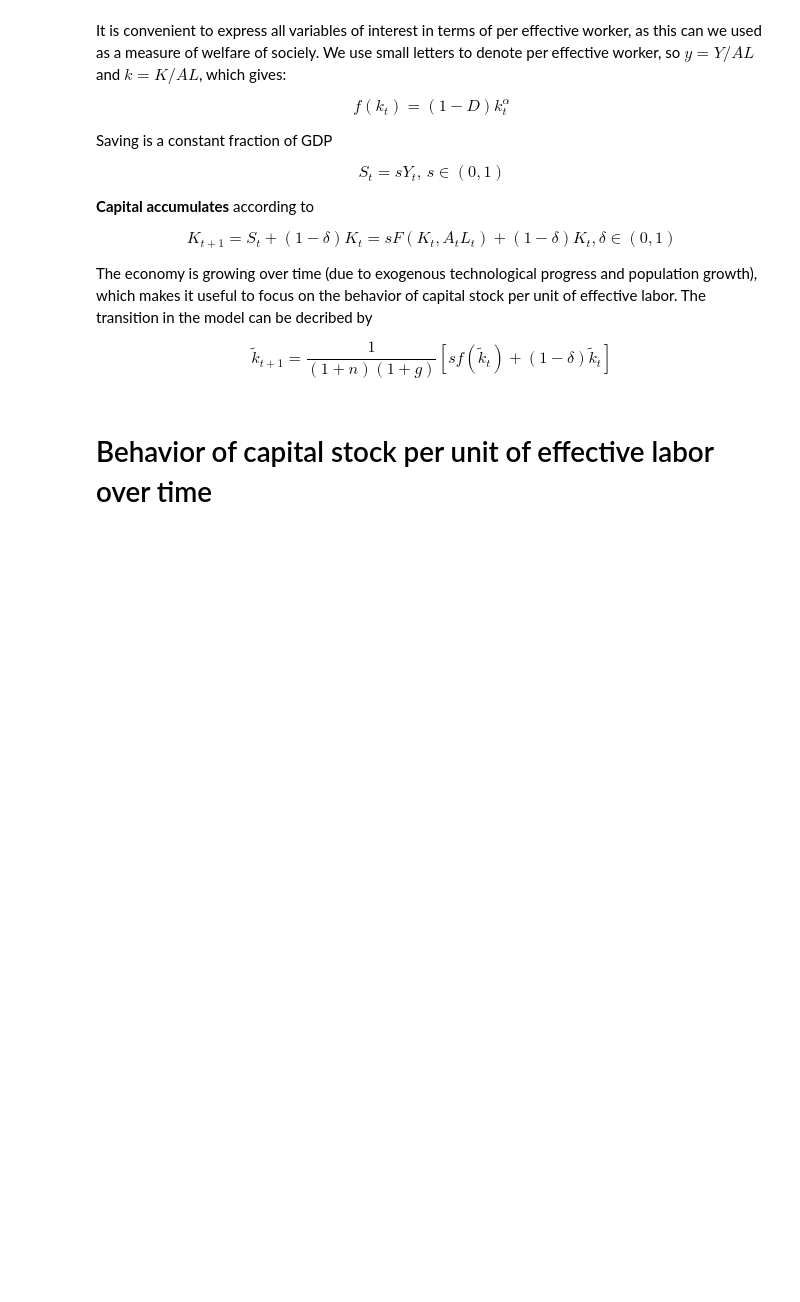
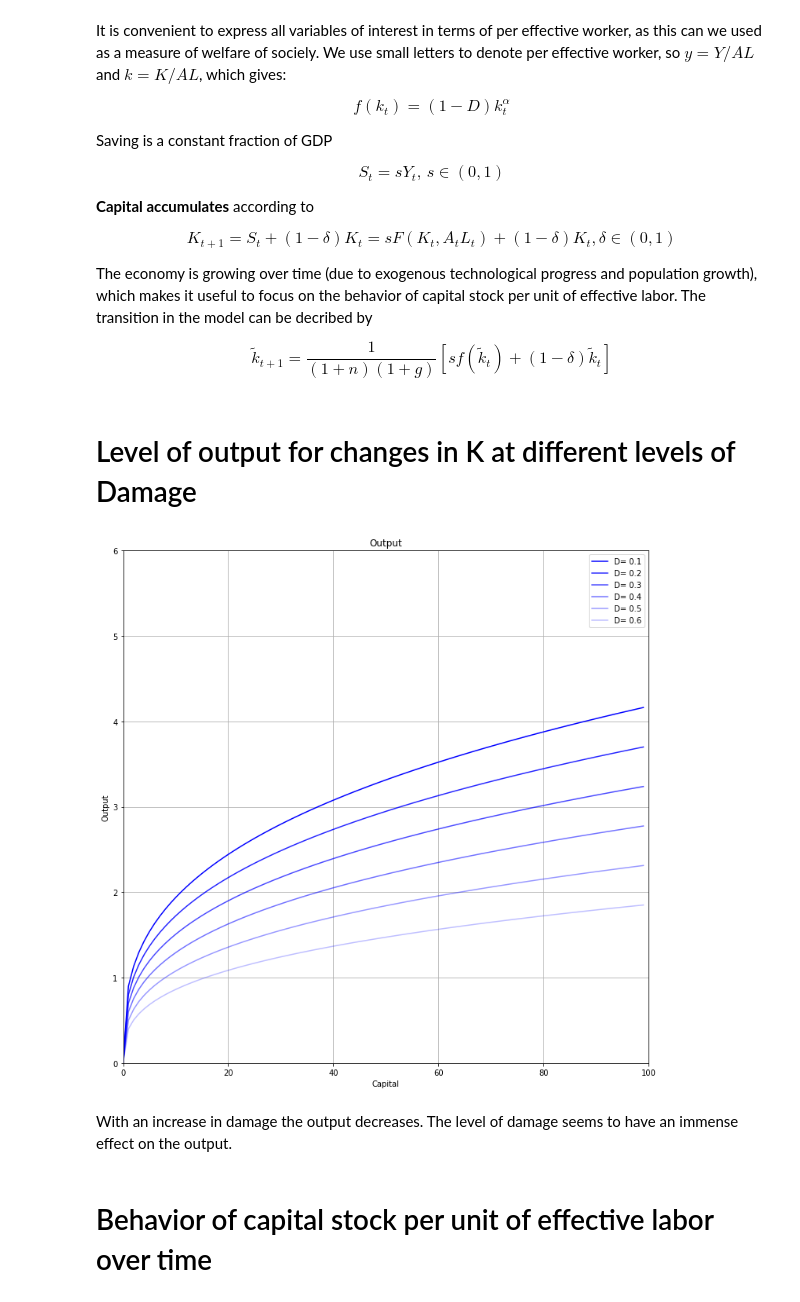
Before and after one commit to NumEconCopenhagen/projects-2019-tba, a Jupyter notebook: modelproject/modelproject.ipynb, the cells around one changed output. Drawn from its saved outputs; the diff is of its cells as text; code cells hidden in the pictures; blank space fills up the shorter version.

```diff
--- a/modelproject/modelproject.ipynb
+++ b/modelproject/modelproject.ipynb
@@ -53,6 +53,51 @@ The economy is growing over time (due to exogenous technological progress and po
 
 
 \\[ \tilde{k}_{t+1}= \frac{1}{(1+n)(1+g)}[sf(\tilde{k}_{t})+(1-\delta)\tilde{k}_{t}] \\]
+# %% [markdown]
+# Level of output for changes in K at different levels of Damage
+# %%
+"2|DEFINE PARAMETERS AND ARRAYS"
+# Parameters
+K_size = 100                # Model domain
+alpha = (1/3)                # Output elasticity of capital
+D = 0.1
+
+# Arrays
+k = np.arange(K_size)       # Create array of K
+
+
+"3|CALCULATE OUTPUT VALUES"
+def output(k, D):           # User-defined Cobb-Douglas Production Function
+    y = (1-D)  * (k)**(alpha)
+    return y
+
+y  = output(k, D)
+y2 = output(k, D + 0.1)
+y3 = output(k, D + 0.2)
+y4 = output(k, D + 0.3)
+y5 = output(k, D + 0.4)
+y6 = output(k, D + 0.5)
+
+"4|PLOT THE PRODUCTION FUNCTION FOR DIFFERENT VALUES OF TECHNOLOGY"
+
+fig, ax = plt.subplots(figsize=(12, 12))
+ax.set(title="Output", xlabel="Capital", ylabel="Output")
+ax.set_ylim([0,20])
+ax.grid()
+ax.plot(k, y,  "b-", alpha=1.00, label="D= 0.1")
+ax.plot(k, y2, "b-", alpha=0.85, label="D= 0.2")
+ax.plot(k, y3, "b-", alpha=0.70, label="D= 0.3")
+ax.plot(k, y4, "b-", alpha=0.55, label="D= 0.4")
+ax.plot(k, y5, "b-", alpha=0.40, label="D= 0.5")
+ax.plot(k, y6, "b-", alpha=0.25, label="D= 0.6")
+ax.legend()
+ax.set_ylim(0, 6)
+ax.set_xlim(0, 100)
+plt.show()
+# %% [output]
+[figure, added]
+# %% [markdown]
+With an increase in damage the output decreases. The level of damage seems to have an immense  effect on the output.
 # %% [markdown]
 # Behavior of capital stock per unit of effective labor over time
 # %% [markdown]
```
Also changed, not shown: 1 other file.
